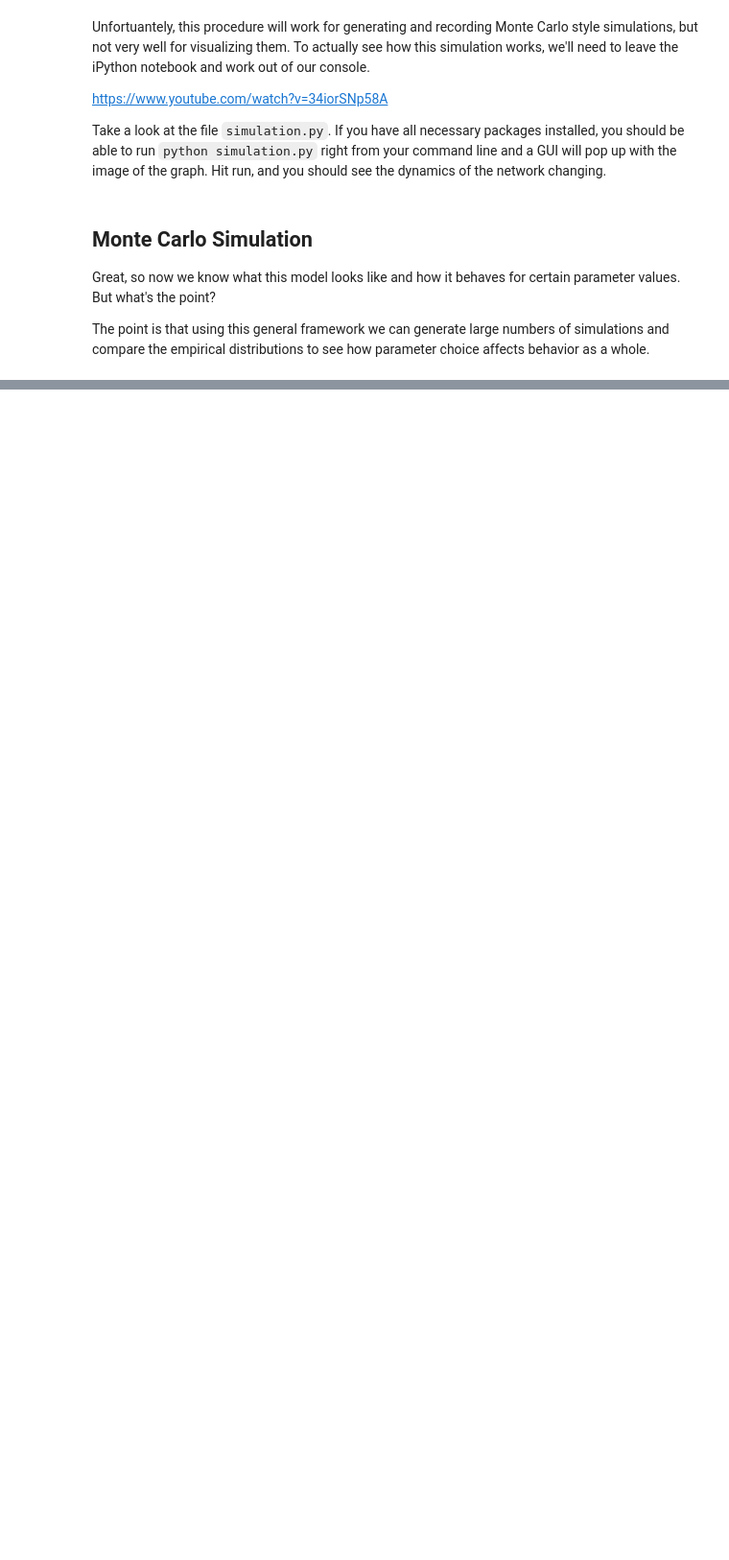
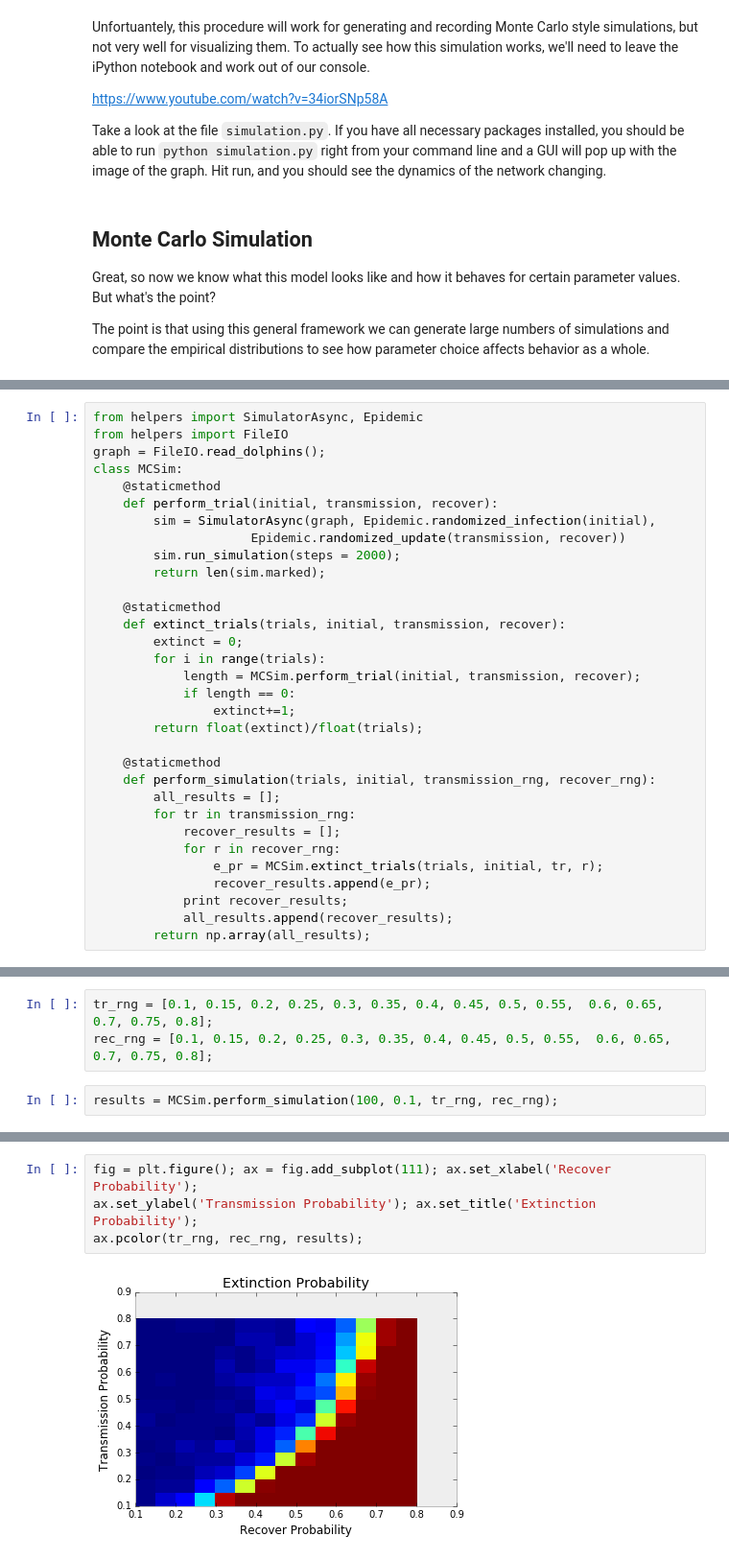
Before and after one commit to rh443453518/data-science-educational-series, a Jupyter notebook: networks/networks.ipynb, the cells around one changed output, grey strips where cells are left out. Shown: that part at 96% size. Drawn from its saved outputs; the diff is of its cells as text; blank space fills up the shorter version.

Commit message:
finishes ipython notebook + monte carlo simulation

```diff
--- a/networks/networks.ipynb
+++ b/networks/networks.ipynb
@@ -121,0 +113,32 @@ class MCSim:
+# %%
+from helpers import SimulatorAsync, Epidemic
+from helpers import FileIO
+graph = FileIO.read_dolphins();
+class MCSim:
+    @staticmethod
+    def perform_trial(initial, transmission, recover):
+        sim = SimulatorAsync(graph, Epidemic.randomized_infection(initial),
+                     Epidemic.randomized_update(transmission, recover))
+        sim.run_simulation(steps = 2000);
+        return len(sim.marked);
+
+    @staticmethod
+    def extinct_trials(trials, initial, transmission, recover):
+        extinct = 0;
+        for i in range(trials):
+            length = MCSim.perform_trial(initial, transmission, recover);
+            if length == 0:
+                extinct+=1;
+        return float(extinct)/float(trials);
+
+    @staticmethod
+    def perform_simulation(trials, initial, transmission_rng, recover_rng):
+        all_results = [];
+        for tr in transmission_rng:
+            recover_results = [];
+            for r in recover_rng:
+                e_pr = MCSim.extinct_trials(trials, initial, tr, r);
+                recover_results.append(e_pr);
+            print recover_results;
+            all_results.append(recover_results);
+        return np.array(all_results);
@@ -121,0 +147,5 @@ class MCSim:
+# %%
+tr_rng = [0.1, 0.15, 0.2, 0.25, 0.3, 0.35, 0.4, 0.45, 0.5, 0.55,  0.6, 0.65, 0.7, 0.75, 0.8];
+rec_rng = [0.1, 0.15, 0.2, 0.25, 0.3, 0.35, 0.4, 0.45, 0.5, 0.55,  0.6, 0.65, 0.7, 0.75, 0.8];
+# %%
+results = MCSim.perform_simulation(100, 0.1, tr_rng, rec_rng);
@@ -121,0 +168,6 @@ class MCSim:
+# %%
+fig = plt.figure(); ax = fig.add_subplot(111); ax.set_xlabel('Recover Probability');
+ax.set_ylabel('Transmission Probability'); ax.set_title('Extinction Probability');
+ax.pcolor(tr_rng, rec_rng, results);
+# %% [output]
+[figure, added]
```
Also changed, not shown: parts of 8 cells of this notebook, 2 other files.
